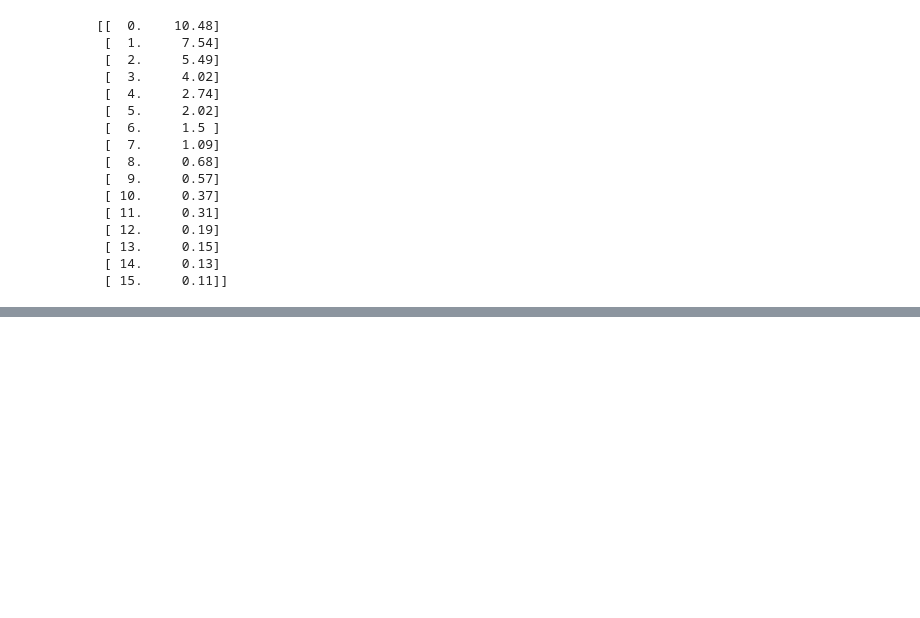
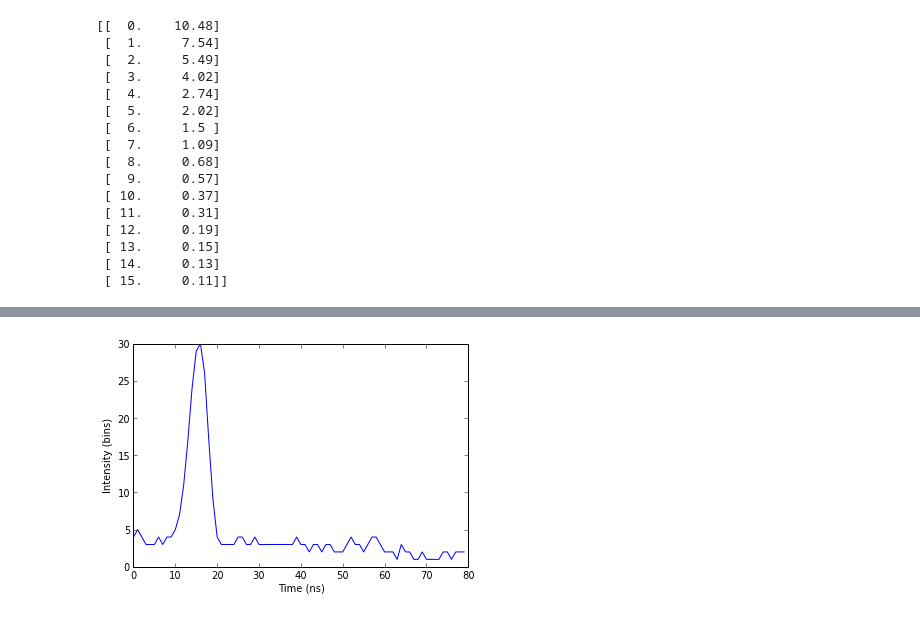
Before and after one commit to jruncoPHYS202/PHYS202-S13, a Jupyter notebook: week10/LinearRegression.ipynb, the cells around one changed output, grey strips where cells are left out. Drawn from its saved outputs; the diff is of its cells as text; code cells hidden in the pictures; blank space fills up the shorter version.

```diff
--- a/week10/LinearRegression.ipynb
+++ b/week10/LinearRegression.ipynb
@@ -35,0 +122,10 @@ show()
+# %%
+waveform_1 = load('waveform_1.npy')
+t = np.arange(len(waveform_1))
+# %%
+plot(t,waveform_1)
+xlabel("Time (ns)")
+ylabel("Intensity (bins)")
+show()
+# %% [output]
+[figure, added]
```
Also changed, not shown: parts of 32 cells of this notebook, 3 other files.
